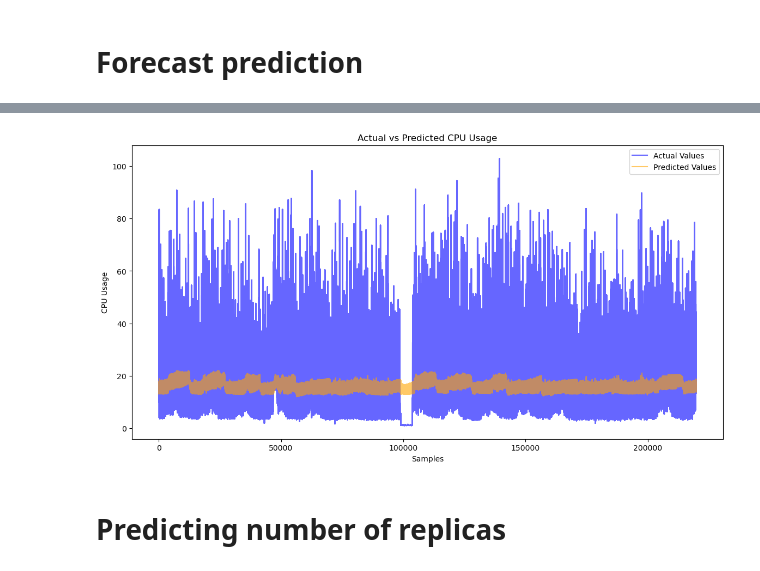
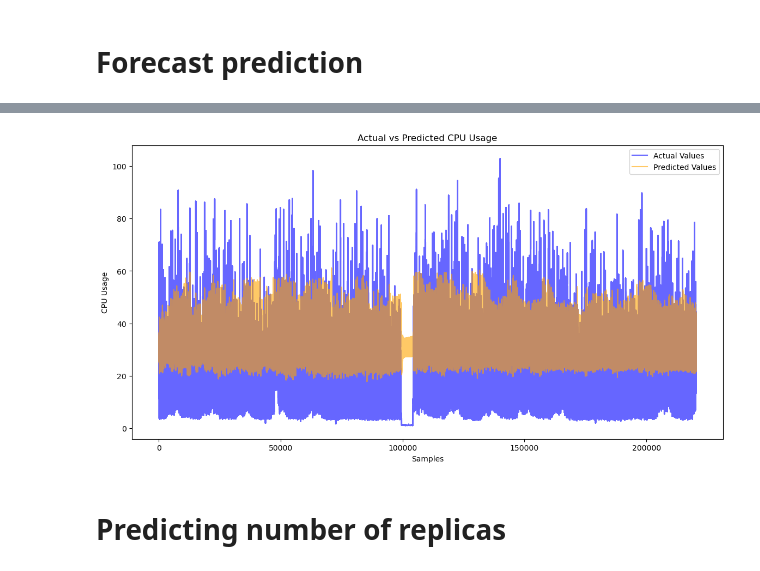
Before and after one commit to BrandonStreets-Mcleod/dissertation-test-code, a Jupyter notebook: Python/forecasting-model-test.ipynb, the cells around one changed output, grey strips where cells are left out. Cells and saved outputs as stored; diff of their text form; code cells hidden in the pictures.

```diff
--- a/Python/forecasting-model-test.ipynb
+++ b/Python/forecasting-model-test.ipynb
@@ -72,22 +72,17 @@ def create_additional_features(df, target_col, lags):
         df['machine_id'] = pd.Categorical(df['machine_id']).codes + 1
     else:
         df['machine_id'] = 1
-    print("Machine ID Conversion Complete")
     df['datetime'] = pd.to_datetime(df['datetime'], format='%d/%m/%Y %H:%M')
     df = df.groupby('machine_id', group_keys=False).apply(insert_missing_minutes)
     df['cpu_usage'] = df.groupby('machine_id', group_keys=False)['cpu_usage'].apply(lambda x: x.interpolate(method='linear', limit_direction='both'))
-    print("Datetime Conversion Complete")
     for lag in lags:
         df[f'{target_col}_lag_{lag}'] = df[target_col].shift(lag)
     df['cpu_change'] = df['cpu_usage'].diff() # Change in CPU usage
     df['moving_avg'] = df['cpu_usage'].rolling(window=10).mean() # 10-minute moving average
-    print("Timestep Feature Addition Complete")
     # Drop any rows with NaN values that were created due to shifting
     df.dropna(inplace=True)
-    print(f"Data shape after dropna: {df.shape}")
     column_to_move = df.pop('cpu_usage')
     df.insert(1, 'cpu_usage', column_to_move)
-    print("CPU Usage Column Move Complete")
     df = create_time_features(df)
     all_features_no_timestamp = df.columns[1:len(df.columns)]
     features_for_hmm = df[all_features_no_timestamp].values
@@ -96,6 +91,10 @@ def create_additional_features(df, target_col, lags):
     model = hmm.GaussianHMM(n_components=num_states, covariance_type="full", n_iter=1000)
 
     model.fit(features_for_hmm)
+
+    for i, row in enumerate(model.transmat_):
+        if row.sum() == 0:
+            model.transmat_[i] = np.full(model.n_components, 1 / model.n_components)
 
     hidden_states = model.predict(features_for_hmm)
 
@@ -380,7 +358,7 @@ RMSE: 16.122291385994075, MSE: 259.92827953489876
 # %% [markdown]
 # Forecast prediction
 # %%
-lstm_model = load_model('best_model_2.keras')
+lstm_model = load_model('best_model.keras')
 # Make predictions
 y_pred = lstm_model.predict(X_test)
 
@@ -418,4 +396,4 @@ RMSE: 15.992915153503418, MSE: 255.77333068847656, R-Squared: -0.013696327578073
-[figure, old version]
+[figure, new version]
 # %% [markdown]
 # Predicting number of replicas
 # %%
```
Also changed, not shown: parts of 5 cells of this notebook, 5 other files.
